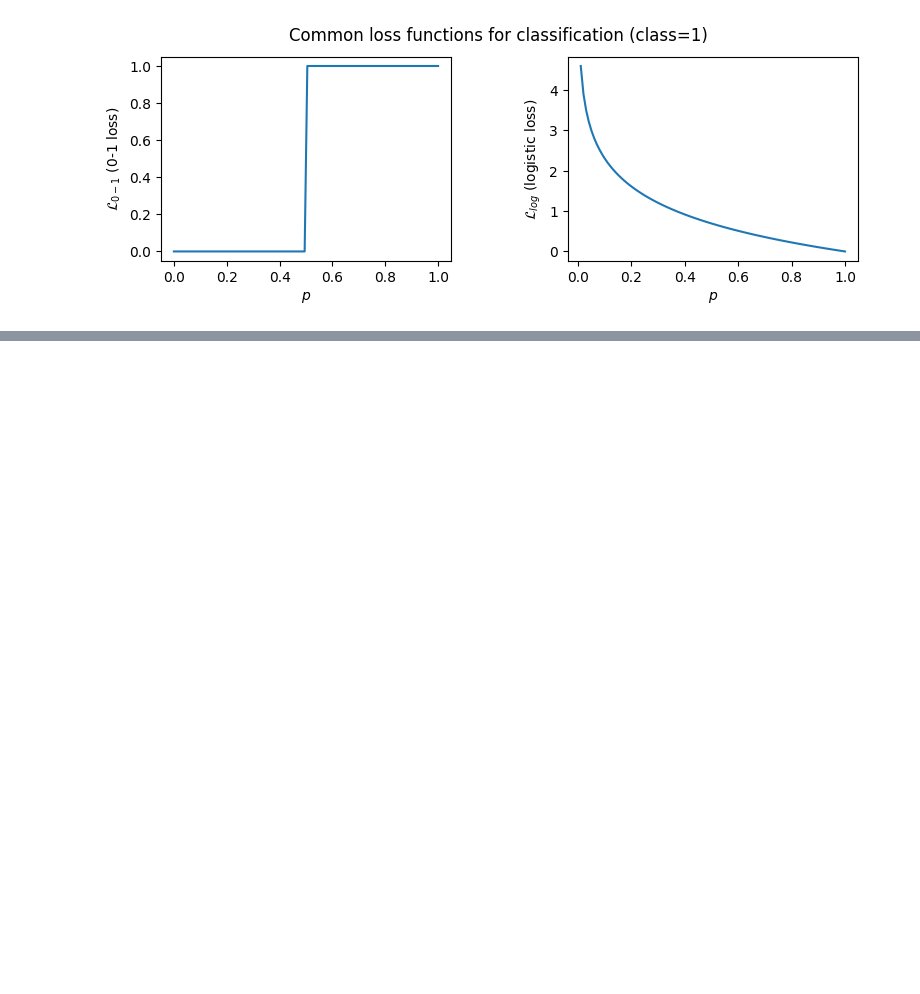
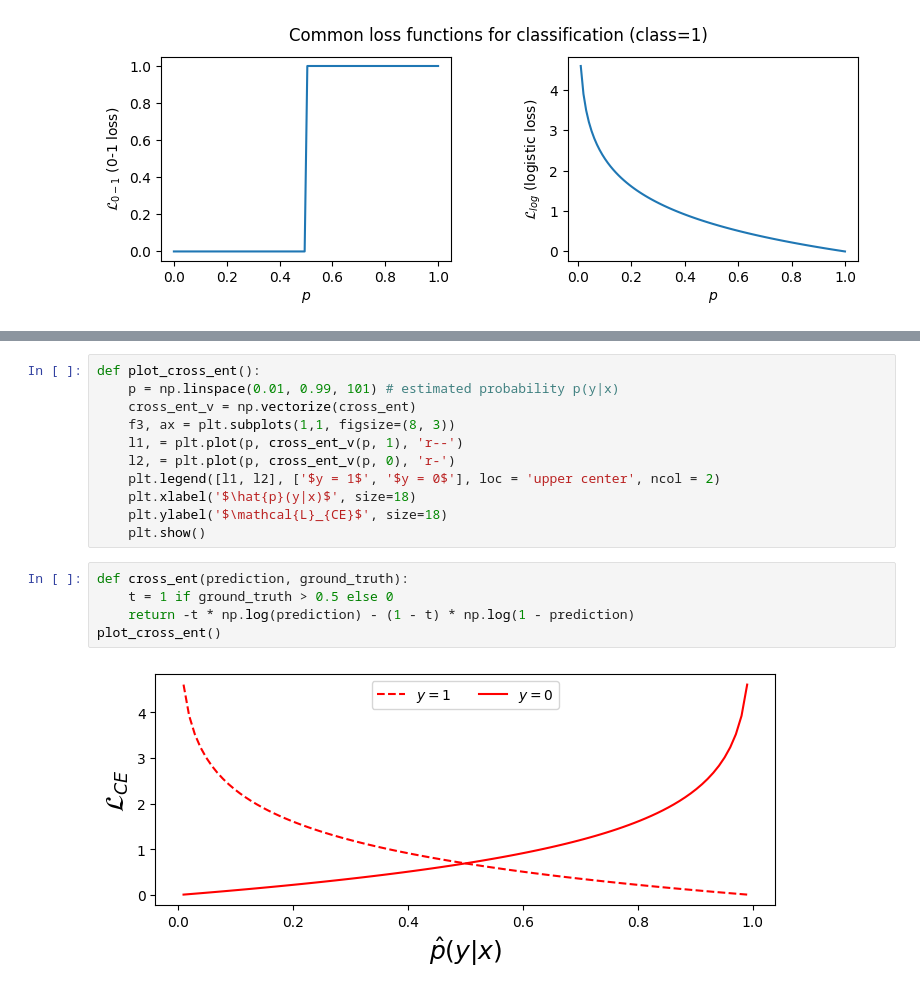
Before and after one commit to jsandtangen/Anvendt-AI---Deep-Learning, a Jupyter notebook: NeuralNetworks/Framework/01-Framework.ipynb, the cells around one changed output, grey strips where cells are left out. Saved outputs shown, nothing was run; the diff lists cells and outputs as text; blank space fills up the shorter version.

```diff
--- a/NeuralNetworks/Framework/01-Framework.ipynb
+++ b/NeuralNetworks/Framework/01-Framework.ipynb
@@ -81,0 +122,18 @@ plot_loss_functions(
+# %%
+def plot_cross_ent():
+    p = np.linspace(0.01, 0.99, 101) # estimated probability p(y|x)
+    cross_ent_v = np.vectorize(cross_ent)
+    f3, ax = plt.subplots(1,1, figsize=(8, 3))
+    l1, = plt.plot(p, cross_ent_v(p, 1), 'r--')
+    l2, = plt.plot(p, cross_ent_v(p, 0), 'r-')
+    plt.legend([l1, l2], ['$y = 1$', '$y = 0$'], loc = 'upper center', ncol = 2)
+    plt.xlabel('$\hat{p}(y|x)$', size=18)
+    plt.ylabel('$\mathcal{L}_{CE}$', size=18)
+    plt.show()
+# %%
+def cross_ent(prediction, ground_truth):
+    t = 1 if ground_truth > 0.5 else 0
+    return -t * np.log(prediction) - (1 - t) * np.log(1 - prediction)
+plot_cross_ent()
+# %% [output]
+[figure, added]
```
Also changed, not shown: parts of 5 cells of this notebook.
